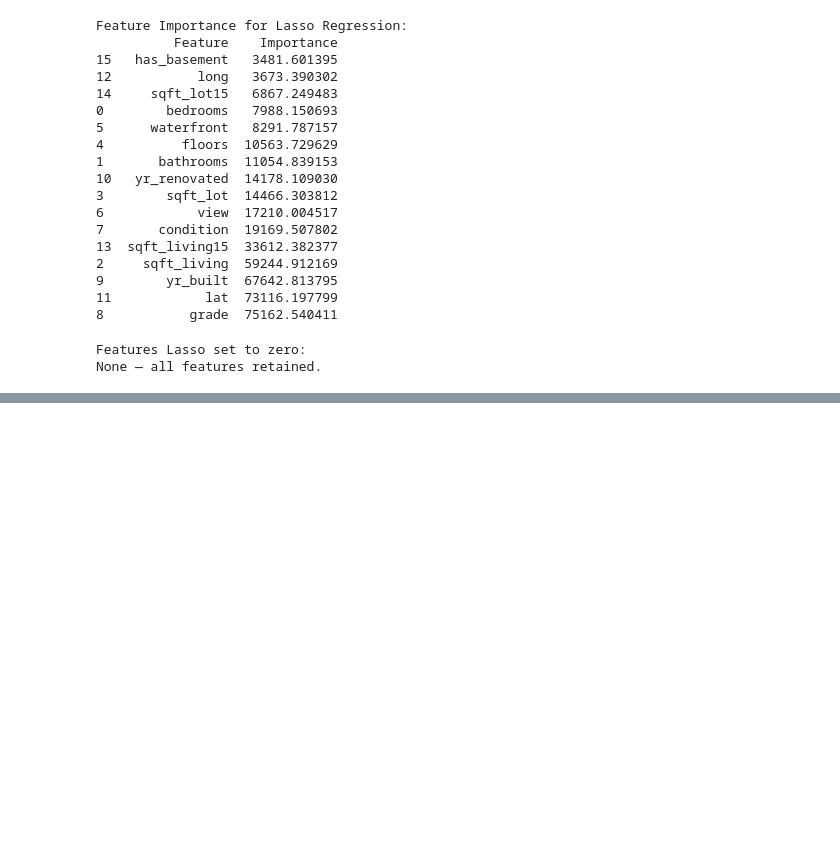
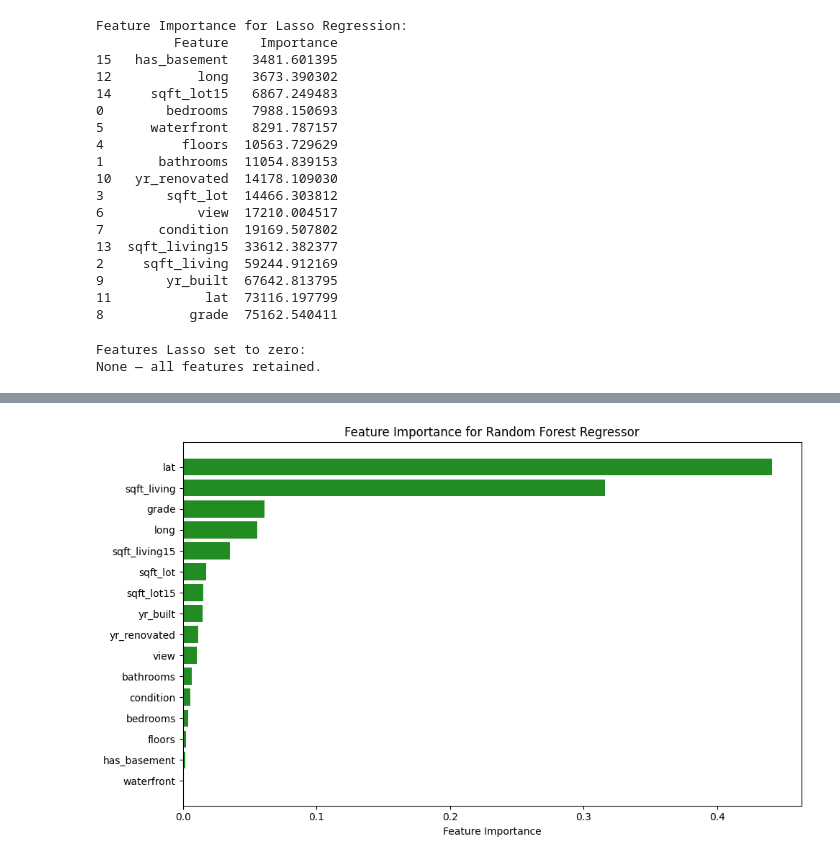
Before and after one commit to orlandojmarin/HouseSalesInKingCounty, a Jupyter notebook: Code_HouseSalesKingCounty.ipynb, the cells around one changed output, grey strips where cells are left out. Saved outputs shown, nothing was run; the diff lists cells and outputs as text; code cells hidden in the pictures; blank space fills up the shorter version.

```diff
--- a/Code_HouseSalesKingCounty.ipynb
+++ b/Code_HouseSalesKingCounty.ipynb
@@ -827,0 +895,16 @@ plt.show()
+# %%
+# Create a DataFrame with feature importances
+feature_importance_rf = pd.DataFrame({
+    'Feature': X.columns,
+    'Importance': rf.feature_importances_
+}).sort_values(by='Importance', ascending=True)
+
+# Plot the feature importances
+plt.figure(figsize=(10, 6))
+plt.barh(feature_importance_rf['Feature'], feature_importance_rf['Importance'], color='forestgreen')
+plt.xlabel("Feature Importance")
+plt.title("Feature Importance for Random Forest Regressor")
+plt.tight_layout()
+plt.show()
+# %% [output]
+[figure, added]
```
Also changed, not shown: parts of 8 cells of this notebook.
